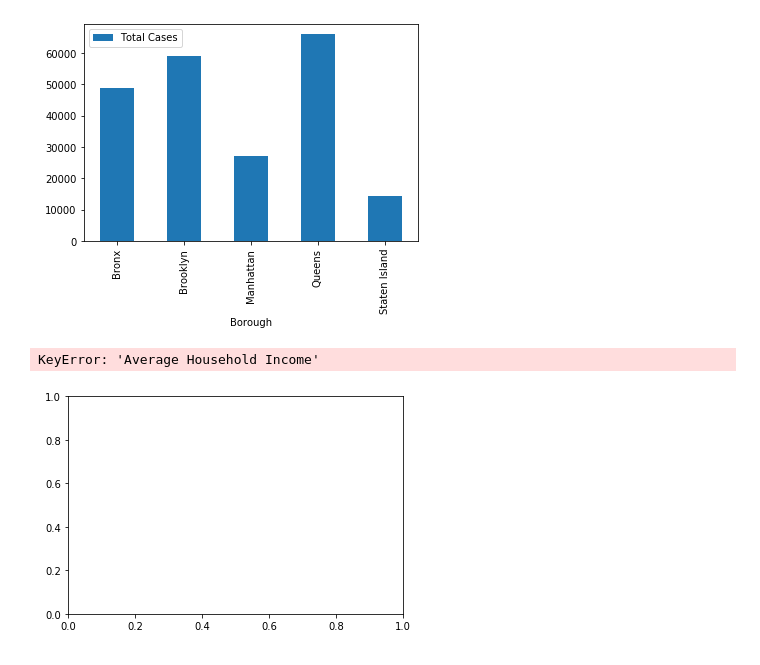
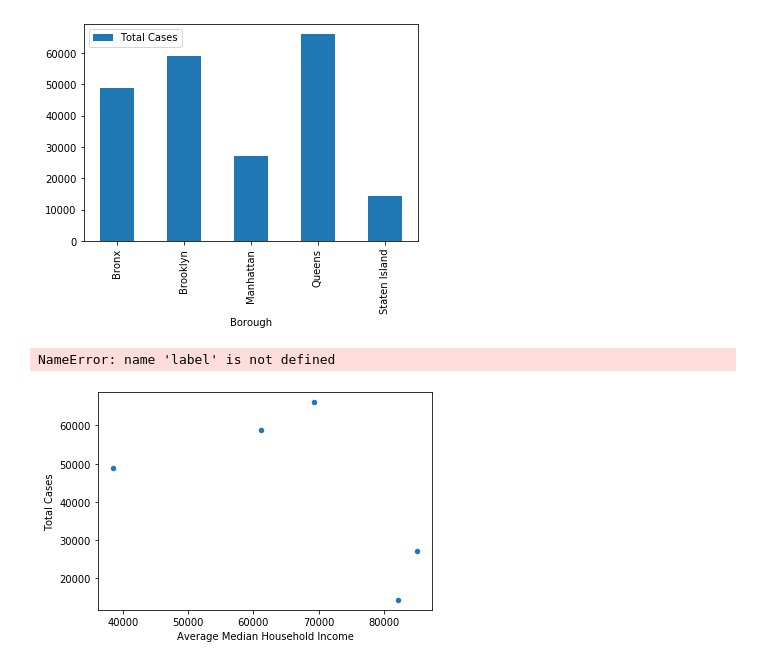
Before and after one commit to AMHlocal/Covid-19-and-NYC-Boroughs, a Jupyter notebook: Data Cleaning (Austin's file).ipynb, the cells around one changed output. Saved outputs shown, nothing was run; the diff lists cells and outputs as text; code cells hidden in the pictures.

```diff
--- a/Data Cleaning (Austin's file).ipynb
+++ b/Data Cleaning (Austin's file).ipynb
@@ -116,10 +125,24 @@ boro_total_bar
 # %% [output]
 <matplotlib.axes._subplots.AxesSubplot at 0x...>
 [figure]
-# %%
-boro_total_scat = final.plot.scatter(x = "Average Household Income", y = "Total Cases")
-
-#This is where the problem comes up
-# %% [output]
-KeyError: 'Average Household Income'
-[figure, removed]
+# %%
+#boro_total_scat = final.plot.scatter(x = "Average Median Household Income", y = "Total Cases")
+final.plot(kind='scatter',x='Average Median Household Income',y='Total Cases')
+for x,y in zip('Average Median Household Income','Total Cases'):
+
+    #label = "{:.2f}".format(y)
+
+    # this method is called for each point
+    plt.annotate(label, # this is the text
+                 (x,y), # this is the point to label
+                 textcoords="offset points", # how to position the text
+                 xytext=(0,10), # distance from text to points (x,y)
+                 ha='center') # horizontal alignment can be left, right or center
+
+plt.xticks(np.arange(0,10,1))
+plt.yticks(np.arange(0,5,0.5))
+plt.show()
+#This is where the problem comes up
+# %% [output]
+NameError: name 'label' is not defined
+[figure, added]
```
Also changed, not shown: parts of 3 cells of this notebook, 2 other files.
